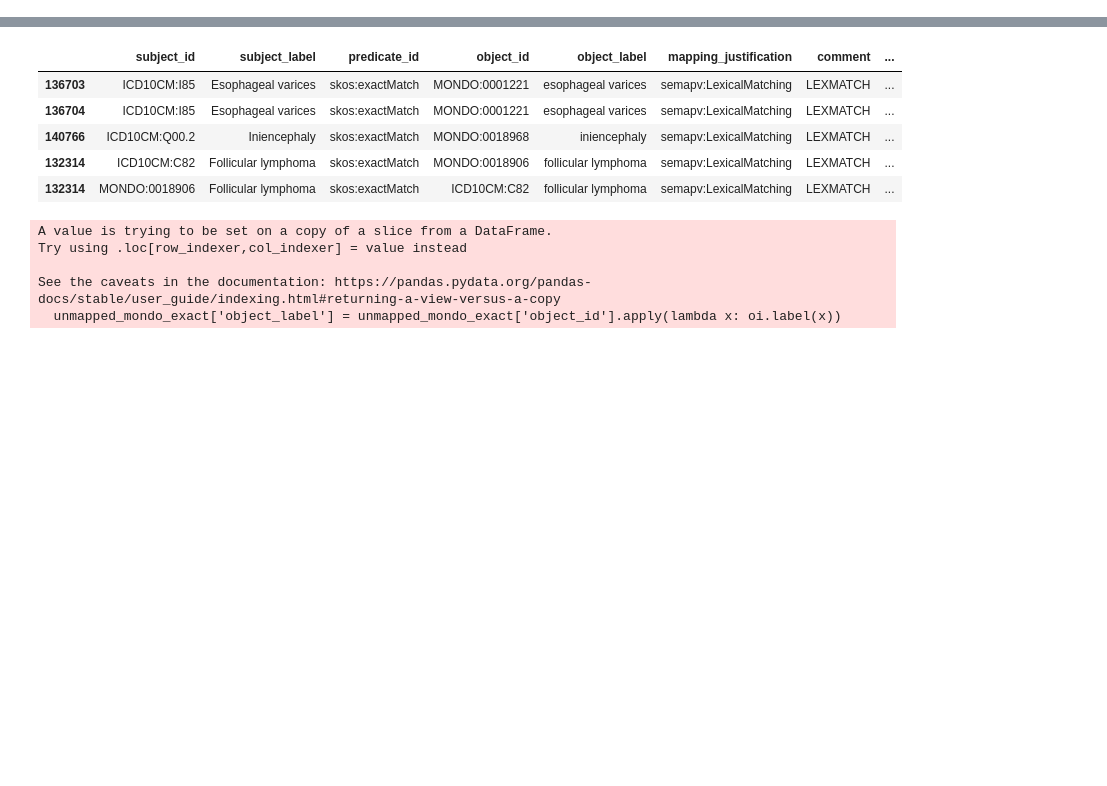
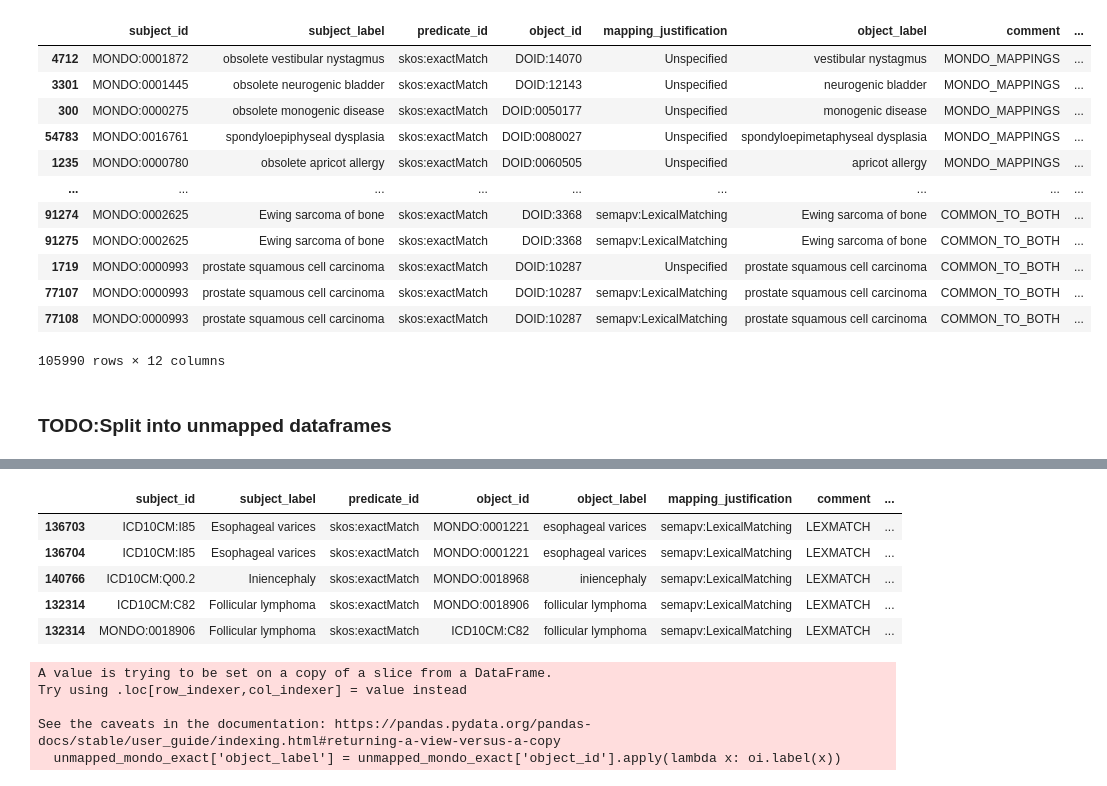
Before and after one commit to monarch-initiative/mondo-ingest, a Jupyter notebook: src/scripts/oak-lexmatch-sssom-compare.ipynb, the cells around one changed output, grey strips where cells are left out. Cells and saved outputs as stored; diff of their text form; code cells hidden in the pictures; blank space fills up the shorter version.

```diff
--- a/src/scripts/oak-lexmatch-sssom-compare.ipynb
+++ b/src/scripts/oak-lexmatch-sssom-compare.ipynb
@@ -62,0 +160,6 @@ msdf_mondo.df.head()
+# %%
+condition_mondo_obj = msdf_lex.df['object_id'].str.contains("MONDO")
+non_mondo_subjects_df =  pd.DataFrame(msdf_lex.df[(~condition_1 & condition_mondo_obj)])
+mondo_subjects_df = pd.DataFrame(msdf_lex.df[(condition_1 & ~condition_mondo_obj)])
+print(len(mondo_subjects_df))
+mondo_subjects_df.head()
@@ -101,7 +240,20 @@ msdf_mondo.df.head()
+# %%
+def compare_and_comment_df(mondo_df, lex_df):
+    df = compare_dataframes(mondo_df, lex_df).combined_dataframe
+    df['comment'] = df['comment'].str.replace('UNIQUE_1', "MONDO_MAPPINGS")
+    df['comment'] = df['comment'].str.replace('UNIQUE_2', "LEXMATCH")
+    return df
 # %%
-comparison_ms_diff = compare_dataframes(msdf_mondo.df, msdf_lex.df)
-comparison_df = comparison_ms_diff.combined_dataframe
-comparison_df['comment'] = comparison_df['comment'].str.replace('UNIQUE_1', "MONDO_MAPPINGS")
-comparison_df['comment'] = comparison_df['comment'].str.replace('UNIQUE_2', "LEXMATCH")
-comparison_df.head()
+%%time
+# comparison_ms_diff = compare_dataframes(msdf_mondo.df, msdf_lex.df)
+# comparison_df = comparison_ms_diff.combined_dataframe
+# comparison_df['comment'] = comparison_df['comment'].str.replace('UNIQUE_1', "MONDO_MAPPINGS")
+# comparison_df['comment'] = comparison_df['comment'].str.replace('UNIQUE_2', "LEXMATCH")
+# comparison_df.head()
+
+# Comparisons
+icd_comparison_df = compare_and_comment_df(mondo_icd_df, mondo_icd_lex_df)
+omim_comparison_df = compare_and_comment_df(mondo_omim_df, mondo_omim_lex_df)
+ordo_comparison_df = compare_and_comment_df(mondo_ordo_df, mondo_ordo_lex_df)
+doid_comparison_df = compare_and_comment_df(mondo_doid_df, mondo_doid_lex_df)
 # %% [output]
@@ -120,3 +262,24 @@ comparison_df[comparison_df['object_id'] == "ICD10CM:D35.2"]
+# %%
+icd_comparison_df
+omim_comparison_df
+ordo_comparison_df
+doid_comparison_df
+# %% [output]
+|  | subject_id | subject_label | predicate_id | object_id | mapping_justification | object_label | comment | ... |
+| 4712 | MONDO:0001872 | obsolete vestibular nystagmus | skos:exactMatch | DOID:14070 | Unspecified | vestibular nystagmus | MONDO_MAPPINGS | ... |
+| 3301 | MONDO:0001445 | obsolete neurogenic bladder | skos:exactMatch | DOID:12143 | Unspecified | neurogenic bladder | MONDO_MAPPINGS | ... |
+| 300 | MONDO:0000275 | obsolete monogenic disease | skos:exactMatch | DOID:0050177 | Unspecified | monogenic disease | MONDO_MAPPINGS | ... |
+| 54783 | MONDO:0016761 | spondyloepiphyseal dysplasia | skos:exactMatch | DOID:0080027 | Unspecified | spondyloepimetaphyseal dysplasia | MONDO_MAPPINGS | ... |
+| 1235 | MONDO:0000780 | obsolete apricot allergy | skos:exactMatch | DOID:0060505 | Unspecified | apricot allergy | MONDO_MAPPINGS | ... |
+| ... | ... | ... | ... | ... | ... | ... | ... | ... |
+| 91274 | MONDO:0002625 | Ewing sarcoma of bone | skos:exactMatch | DOID:3368 | semapv:LexicalMatching | Ewing sarcoma of bone | COMMON_TO_BOTH | ... |
+| 91275 | MONDO:0002625 | Ewing sarcoma of bone | skos:exactMatch | DOID:3368 | semapv:LexicalMatching | Ewing sarcoma of bone | COMMON_TO_BOTH | ... |
+| 1719 | MONDO:0000993 | prostate squamous cell carcinoma | skos:exactMatch | DOID:10287 | Unspecified | prostate squamous cell carcinoma | COMMON_TO_BOTH | ... |
+| 77107 | MONDO:0000993 | prostate squamous cell carcinoma | skos:exactMatch | DOID:10287 | semapv:LexicalMatching | prostate squamous cell carcinoma | COMMON_TO_BOTH | ... |
+| 77108 | MONDO:0000993 | prostate squamous cell carcinoma | skos:exactMatch | DOID:10287 | semapv:LexicalMatching | prostate squamous cell carcinoma | COMMON_TO_BOTH | ... |
+105990 rows × 12 columns
+# %% [markdown]
+### TODO:Split into unmapped dataframes
 # %%
 mappings = ["LEXMATCH", "MONDO_MAPPINGS"]
 unmapped_df = comparison_df[
```
Also changed, not shown: parts of 15 cells of this notebook.
